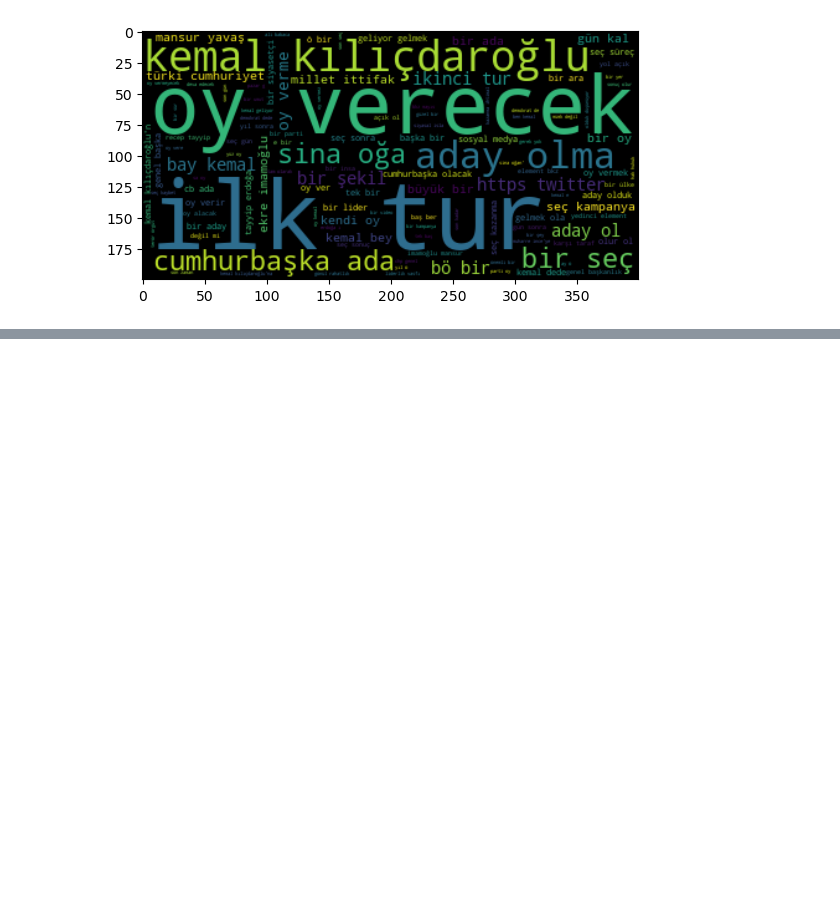
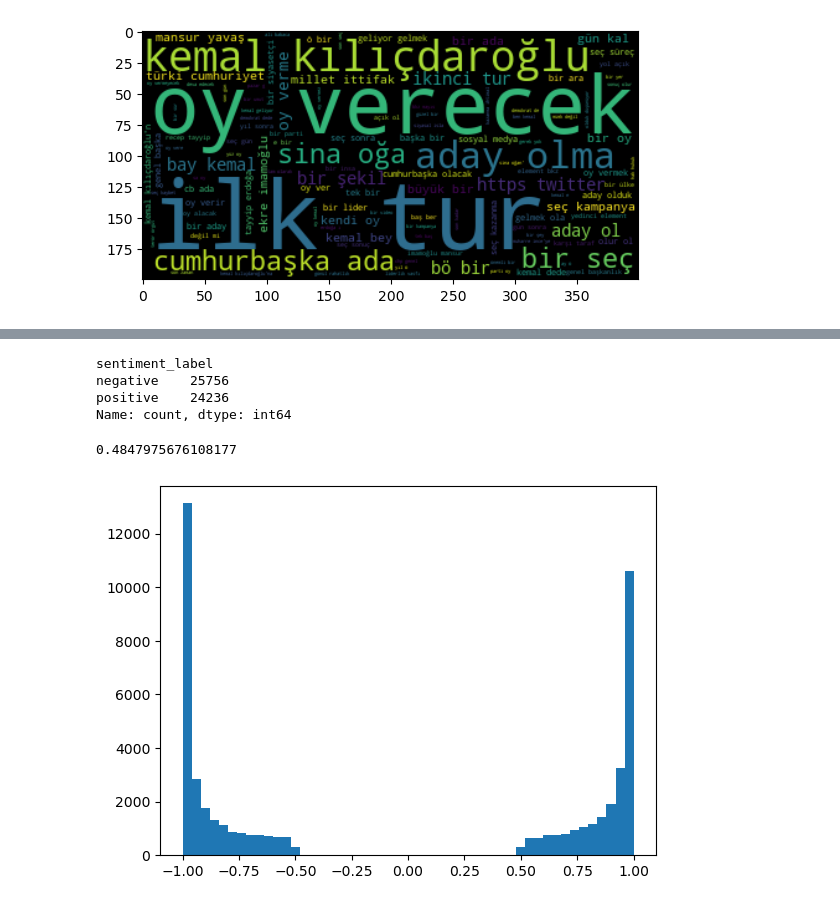
Before and after one commit to beratcabuk/secim2023, a Jupyter notebook: election_BERTurk_eksisozluk.ipynb, the cells around one changed output, grey strips where cells are left out. Drawn from its saved outputs; the diff is of its cells as text; code cells hidden in the pictures; blank space fills up the shorter version.

```diff
--- a/election_BERTurk_eksisozluk.ipynb
+++ b/election_BERTurk_eksisozluk.ipynb
@@ -594,0 +642,13 @@ plt.imshow(tayyip_cloud, interpolation="bilinear")
+# %%
+for i in range(20000, 30000):
+    tw_r1_sentiments.at[i, "sentiment_data"] = sentiment_pipeline(tw_r1_sentiments.at[i, "content"])[0]
+# %%
+for i in range(30000, 40000):
+    tw_r1_sentiments.at[i, "sentiment_data"] = sentiment_pipeline(tw_r1_sentiments.at[i, "content"])[0]
+# %%
+for i in range(40000, len(tw_r1_sentiments)):
+    tw_r1_sentiments.at[i, "sentiment_data"] = sentiment_pipeline(tw_r1_sentiments.at[i, "content"])[0]
+# %%
+tw_r1_signed_sentiments = tw_r1_sentiments.copy()
+tw_r1_signed_sentiments["signed_sentiments"] = signed_sentiments(tw_r1_signed_sentiments)
+tw_r1_signed_sentiments["signed_sentiments"].describe()
@@ -594,0 +669,17 @@ plt.imshow(tayyip_cloud, interpolation="bilinear")
+# %%
+tw_r1_sentiment_counts["sentiment_label"].value_counts()
+# %% [output]
+sentiment_label
+negative    25756
+positive    24236
+Name: count, dtype: int64
+# %%
+24236 / (24236 + 25756)
+# %% [output]
+0.4847975676108177
+# %%
+fig, ax = plt.subplots()
+ax.hist(tw_r1_signed_sentiments["signed_sentiments"], bins=50)
+plt.show()
+# %% [output]
+[figure, added]
```
Also changed, not shown: parts of 15 cells of this notebook, 3 other files.
